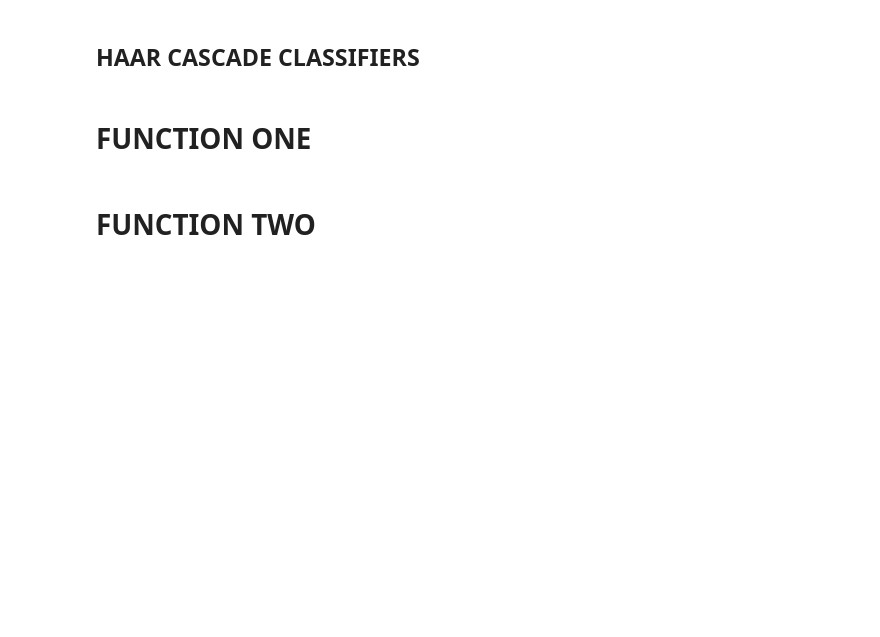
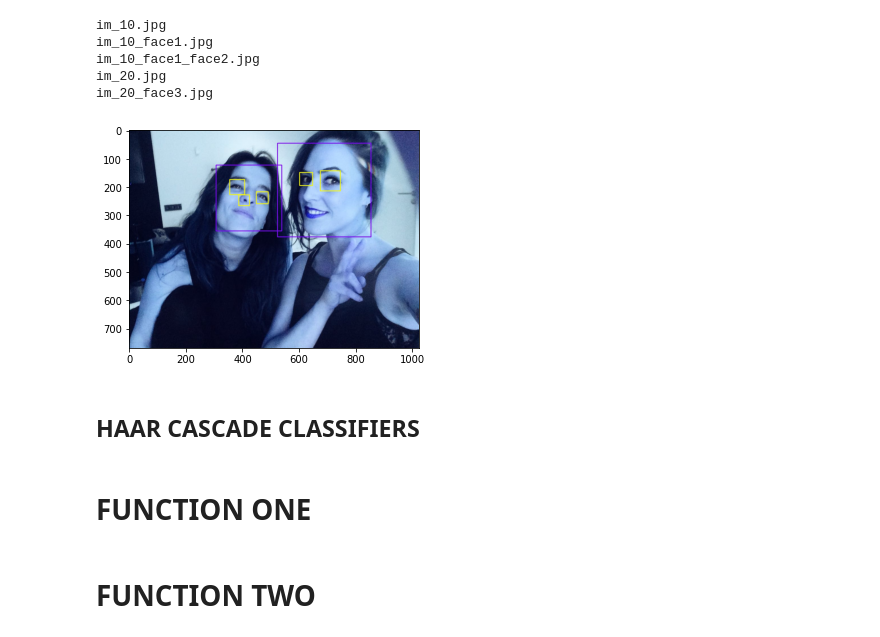
Before and after one commit to CristinaCallejo/AudienceResearch, a Jupyter notebook: notebooks/jn3 face.ipynb, the cells around one changed output. Saved outputs shown, nothing was run; the diff lists cells and outputs as text; code cells hidden in the pictures; blank space fills up the shorter version.

Commit message:
smiles too! needs improvement

```diff
--- a/notebooks/jn3 face.ipynb
+++ b/notebooks/jn3 face.ipynb
@@ -97,2 +157,0 @@ im_20.jpg
-# %% [markdown]
-## HAAR CASCADE CLASSIFIERS
@@ -110,0 +158,11 @@ def detect_face_eyes_smile(pth):
+# %%
+detect_face_eyes_smile(dir_imgs_demo)
+# %% [output]
+im_10.jpg
+im_10_face1.jpg
+im_10_face1_face2.jpg
+im_20.jpg
+im_20_face3.jpg
+[figure, added]
+# %% [markdown]
+## HAAR CASCADE CLASSIFIERS
```
Also changed, not shown: parts of 7 cells of this notebook.
